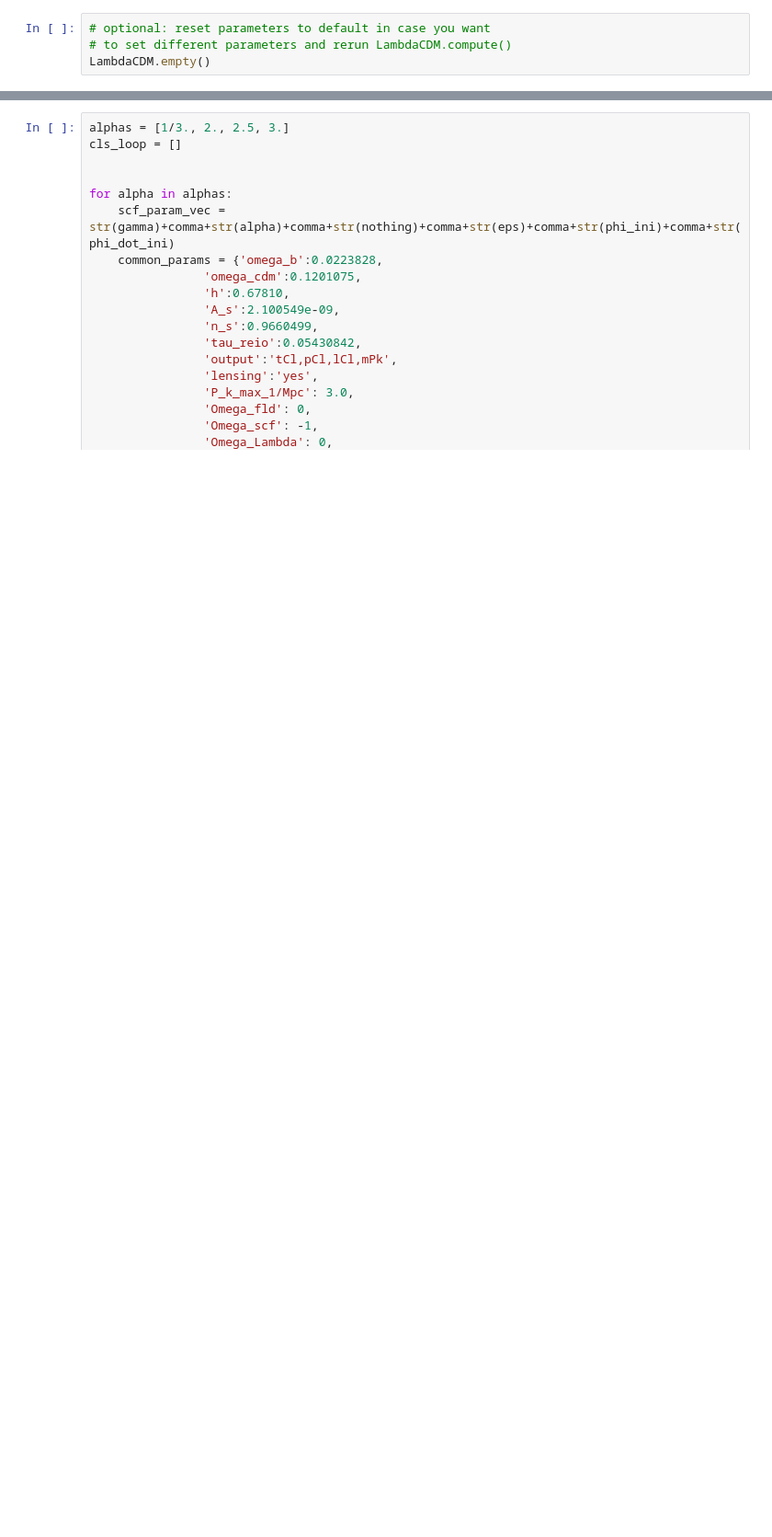
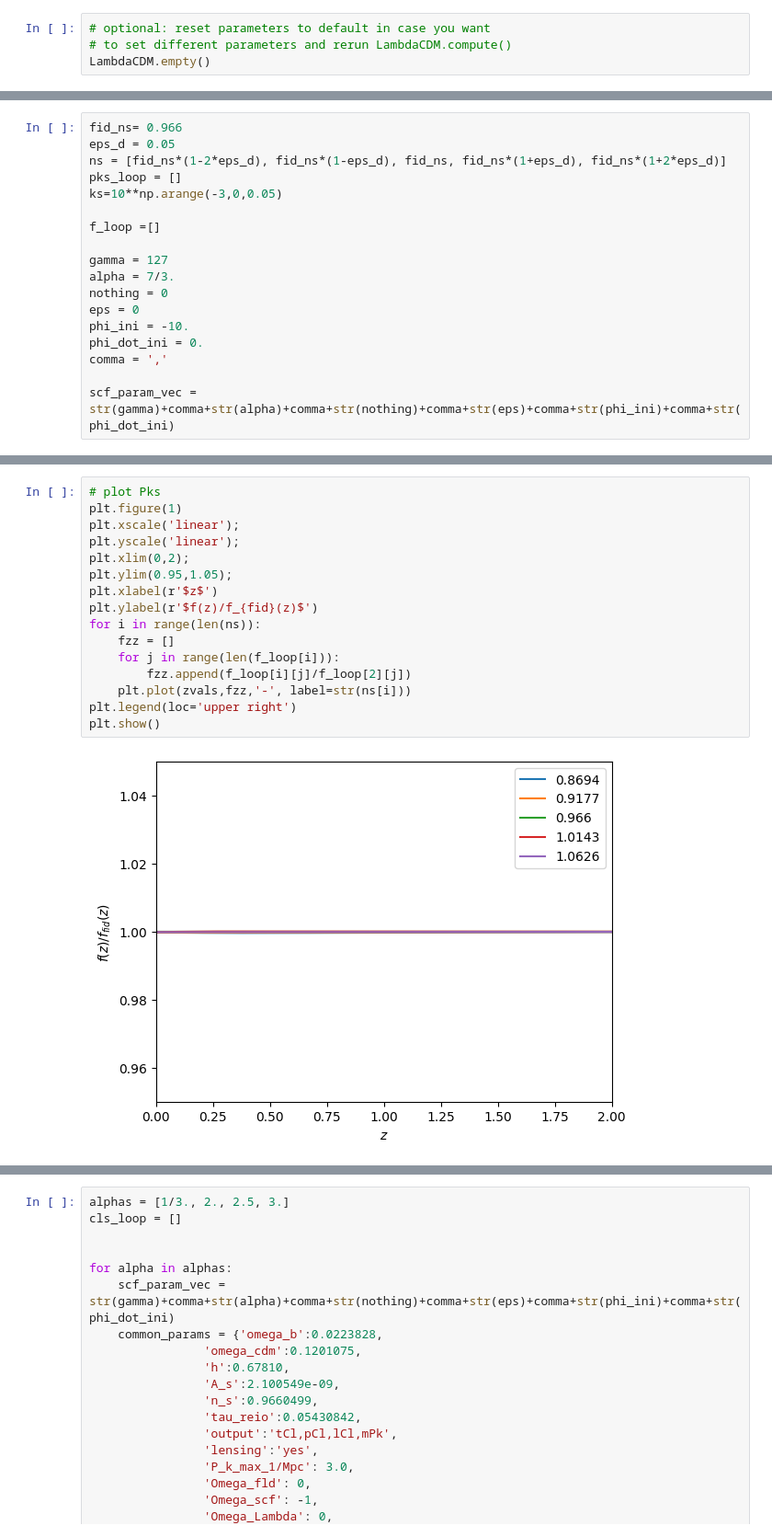
Before and after one commit to snesseris/class_alpha_attractor, a Jupyter notebook: notebooks/alpha_attractor.ipynb, the cells around one changed output, grey strips where cells are left out. Shown at 92% size. Cells and saved outputs as stored; diff of their text form; blank space fills up the shorter version.

```diff
--- a/notebooks/alpha_attractor.ipynb
+++ b/notebooks/alpha_attractor.ipynb
@@ -65,0 +221,18 @@ LambdaCDM.empty()
+# %%
+fid_ns= 0.966
+eps_d = 0.05
+ns = [fid_ns*(1-2*eps_d), fid_ns*(1-eps_d), fid_ns, fid_ns*(1+eps_d), fid_ns*(1+2*eps_d)]
+pks_loop = []
+ks=10**np.arange(-3,0,0.05)
+
+f_loop =[]
+
+gamma = 127
+alpha = 7/3.
+nothing = 0
+eps = 0
+phi_ini = -10.
+phi_dot_ini = 0.
+comma = ','
+
+scf_param_vec = str(gamma)+comma+str(alpha)+comma+str(nothing)+comma+str(eps)+comma+str(phi_ini)+comma+str(phi_dot_ini)
@@ -65,0 +275,18 @@ LambdaCDM.empty()
+# %%
+# plot Pks
+plt.figure(1)
+plt.xscale('linear');
+plt.yscale('linear');
+plt.xlim(0,2);
+plt.ylim(0.95,1.05);
+plt.xlabel(r'$z$')
+plt.ylabel(r'$f(z)/f_{fid}(z)$')
+for i in range(len(ns)):
+    fzz = []
+    for j in range(len(f_loop[i])):
+        fzz.append(f_loop[i][j]/f_loop[2][j])
+    plt.plot(zvals,fzz,'-', label=str(ns[i]))
+plt.legend(loc='upper right')
+plt.show()
+# %% [output]
+[figure, added]
```
Also changed, not shown: parts of 13 cells of this notebook.
